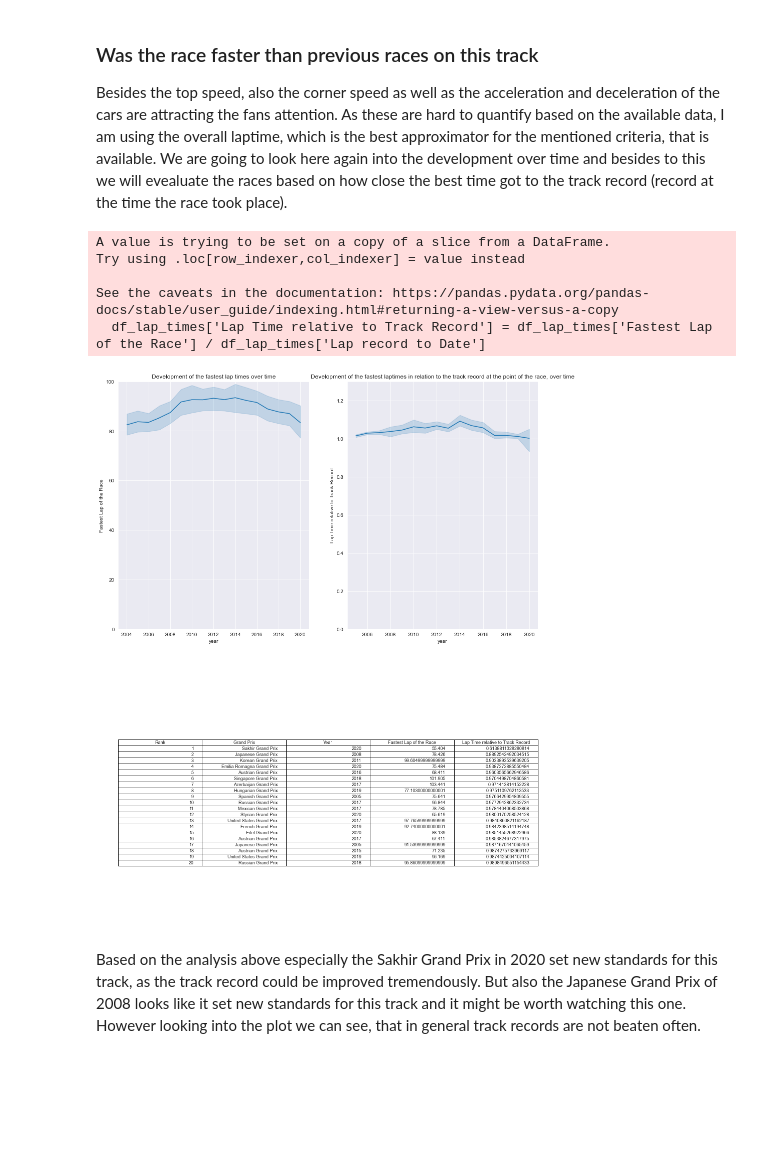
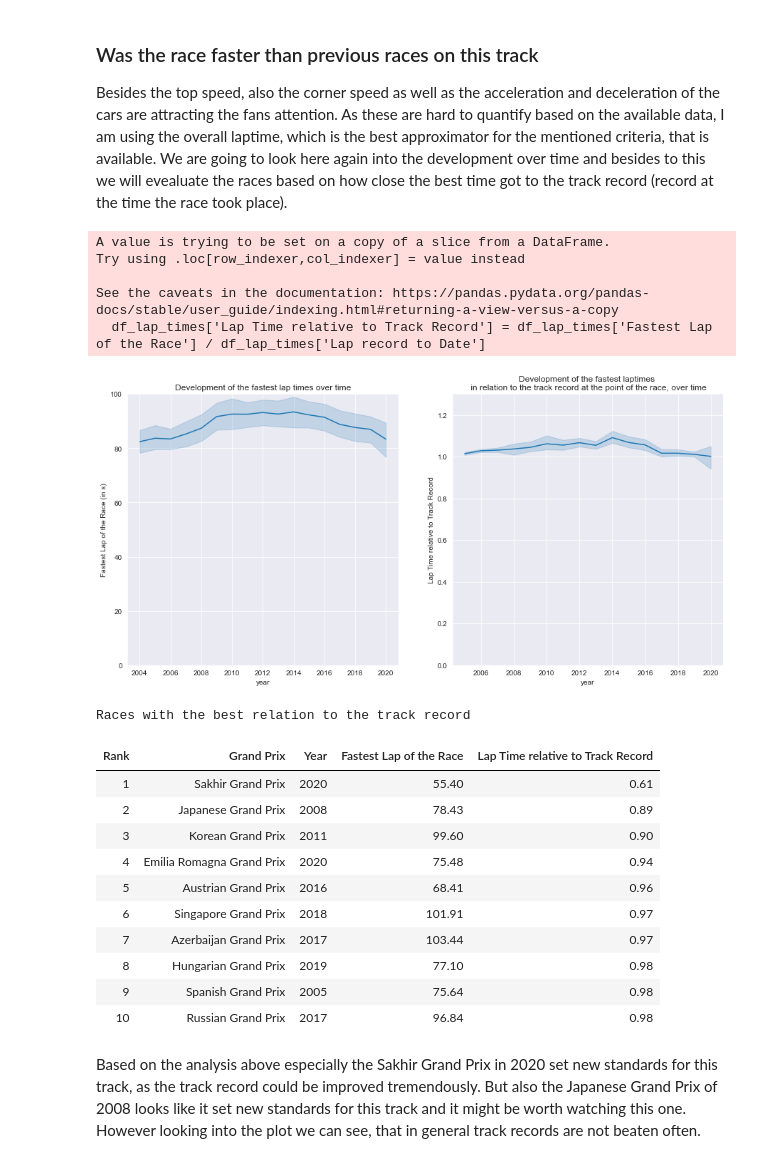
Before and after one commit to data301-2021-winter1/group16-project, a Jupyter notebook: notebooks/analysis2.ipynb, the cells around one changed output. Cells and saved outputs as stored; diff of their text form; code cells hidden in the pictures; blank space fills up the shorter version.

```diff
--- a/notebooks/analysis2.ipynb
+++ b/notebooks/analysis2.ipynb
@@ -530,8 +533,8 @@ From the plots above we can see especially for the difference between first and
 ### What was the Top Speed?
 Another aspect every car enthusiast is in to, is speed. Fans not only want to see the cars racing eachother, they also want the race cars to be fast. Therefore we are looking into how the top speed developed overtime in general and for each race track.
 # %%
-f = plt.figure(figsize=(15, 20))
-gs = f.add_gridspec(2,2)
+f = plt.figure(figsize=(15, 7))
+gs = f.add_gridspec(1,2)
 
 ax = f.add_subplot(gs[0, 0])
 df_speed = df_races[['year', 'name', 'Top Speed of the Race']]
@@ -543,19 +546,4 @@ top_ten = df_speed.groupby(['name']).count().sort_values(by='year', ascending=Fa
 fig1 = sns.lineplot(x="year", y="Top Speed of the Race", hue='name', data=df_speed[df_speed['name'].isin(top_ten)])
 fig1.set(ylim=(0,260),title='Development of the Top Speed for the most frequent tracks')
 plt.legend(bbox_to_anchor=(1.05, 1), loc=2, borderaxespad=0.)
-
-sns.set_style('white')
-ax = f.add_subplot(gs[1, 0:])
-ax.spines["top"].set_visible(False)
-ax.spines["right"].set_visible(False)
-ax.spines["left"].set_visible(False)
-ax.spines["bottom"].set_visible(False)
-ax.set_yticks([])
-ax.set_xticks([])
-# list the top ten highspeeds
-df_speed_top_ten = df_speed.sort_values(by='Top Speed of the Race', ascending=False)[:20]
-df_speed_top_ten['Rank'] = list(range(1,21))
-df_speed_top_ten = df_speed_top_ten[['Rank','name', 'year', 'Top Speed of the Race']].rename(columns={'name':'Grand Prix', 'year':'Year'})
-plt.table(cellText=df_speed_top_ten.values, colLabels=df_speed_top_ten.columns, loc='center')
-sns.set_style('darkgrid')
 # %% [output]
@@ -566,40 +574,44 @@ We can see that the Italian Grand Prix is the fastest track in the calendar. It
 ### Was the race faster than previous races on this track
 Besides the top speed, also the corner speed as well as the acceleration and deceleration of the cars are attracting the fans attention. As these are hard to quantify based on the available data, I am using the overall laptime, which is the best approximator for the mentioned criteria, that is available. We are going to look here again into the development over time and besides to this we will evealuate the races based on how close the best time got to the track record (record at the time the race took place).
 # %%
-f = plt.figure(figsize=(15, 20))
-gs = f.add_gridspec(2,2)
+f = plt.figure(figsize=(15, 7))
+gs = f.add_gridspec(1,2)
 
 ax = f.add_subplot(gs[0, 0])
 df_lap_times = df_races[['year', 'name', 'Fastest Lap of the Race', 'Lap record to Date']]
 fig1 = sns.lineplot(x="year", y="Fastest Lap of the Race", data=df_lap_times)
-fig1.set(title='Development of the fastest lap times over time', ylim=(0,100))
+fig1.set(title='Development of the fastest lap times over time', ylim=(0,100), ylabel='Fastest Lap of the Race (in s)')
 
 ax = f.add_subplot(gs[0, 1])
 df_lap_times['Lap Time relative to Track Record'] = df_lap_times['Fastest Lap of the Race'] / df_lap_times['Lap record to Date']
 fig1 = sns.lineplot(x="year", y="Lap Time relative to Track Record", data=df_lap_times)
-fig1.set(title='Development of the fastest laptimes in relation to the track record at the point of the race, over time', ylim=(0,1.3))
-
-sns.set_style('white')
-ax = f.add_subplot(gs[1, 0:])
-ax.spines["top"].set_visible(False)
-ax.spines["right"].set_visible(False)
-ax.spines["left"].set_visible(False)
-ax.spines["bottom"].set_visible(False)
-ax.set_yticks([])
-ax.set_xticks([])
-# list the top ten highspeeds
-df_time_top_ten = df_lap_times.sort_values(by='Lap Time relative to Track Record', ascending=True)[:20]
-df_time_top_ten['Rank'] = list(range(1,21))
-df_time_top_ten = df_time_top_ten[['Rank','name', 'year','Fastest Lap of the Race' ,'Lap Time relative to Track Record']].rename(columns={'name':'Grand Prix', 'year':'Year'})
-plt.table(cellText=df_time_top_ten.values, colLabels=df_time_top_ten.columns, loc='center')
-sns.set_style('darkgrid')
+fig1 = fig1.set(title='Development of the fastest laptimes \n in relation to the track record at the point of the race, over time', ylim=(0,1.3))
 # %% [output]
 A value is trying to be set on a copy of a slice from a DataFrame.
 Try using .loc[row_indexer,col_indexer] = value instead
 
 See the caveats in the documentation: https://pandas.pydata.org/pandas-docs/stable/user_guide/indexing.html#returning-a-view-versus-a-copy
   df_lap_times['Lap Time relative to Track Record'] = df_lap_times['Fastest Lap of the Race'] / df_lap_times['Lap record to Date']
-[figure, old version]
+[figure, new version]
+# %%
+df_time_top_ten = df_lap_times.sort_values(by='Lap Time relative to Track Record', ascending=True)[:10]
+df_time_top_ten['Rank'] = list(range(1,11))
+df_time_top_ten = df_time_top_ten[['Rank','name', 'year','Fastest Lap of the Race' ,'Lap Time relative to Track Record']].rename(columns={'name':'Grand Prix', 'year':'Year'})
+print('Races with the best relation to the track record')
+df_time_top_ten.style.hide_index().format({'Fastest Lap of the Race': "{:.2f}", 'Lap Time relative to Track Record': "{:.2f}"})
+# %% [output]
+Races with the best relation to the track record
+| Rank | Grand Prix | Year | Fastest Lap of the Race | Lap Time relative to Track Record |
+| 1 | Sakhir Grand Prix | 2020 | 55.40 | 0.61 |
+| 2 | Japanese Grand Prix | 2008 | 78.43 | 0.89 |
+| 3 | Korean Grand Prix | 2011 | 99.60 | 0.90 |
+| 4 | Emilia Romagna Grand Prix | 2020 | 75.48 | 0.94 |
+| 5 | Austrian Grand Prix | 2016 | 68.41 | 0.96 |
+| 6 | Singapore Grand Prix | 2018 | 101.91 | 0.97 |
+| 7 | Azerbaijan Grand Prix | 2017 | 103.44 | 0.97 |
+| 8 | Hungarian Grand Prix | 2019 | 77.10 | 0.98 |
+| 9 | Spanish Grand Prix | 2005 | 75.64 | 0.98 |
+| 10 | Russian Grand Prix | 2017 | 96.84 | 0.98 |
 # %% [markdown]
 Based on the analysis above especially the Sakhir Grand Prix in 2020 set new standards for this track, as the track record could be improved tremendously. But also the Japanese Grand Prix of 2008 looks like it set new standards for this track and it might be worth watching this one. However looking into the plot we can see, that in general track records are not beaten often.
 # %% [markdown]
```
Also changed, not shown: parts of 15 cells of this notebook.
